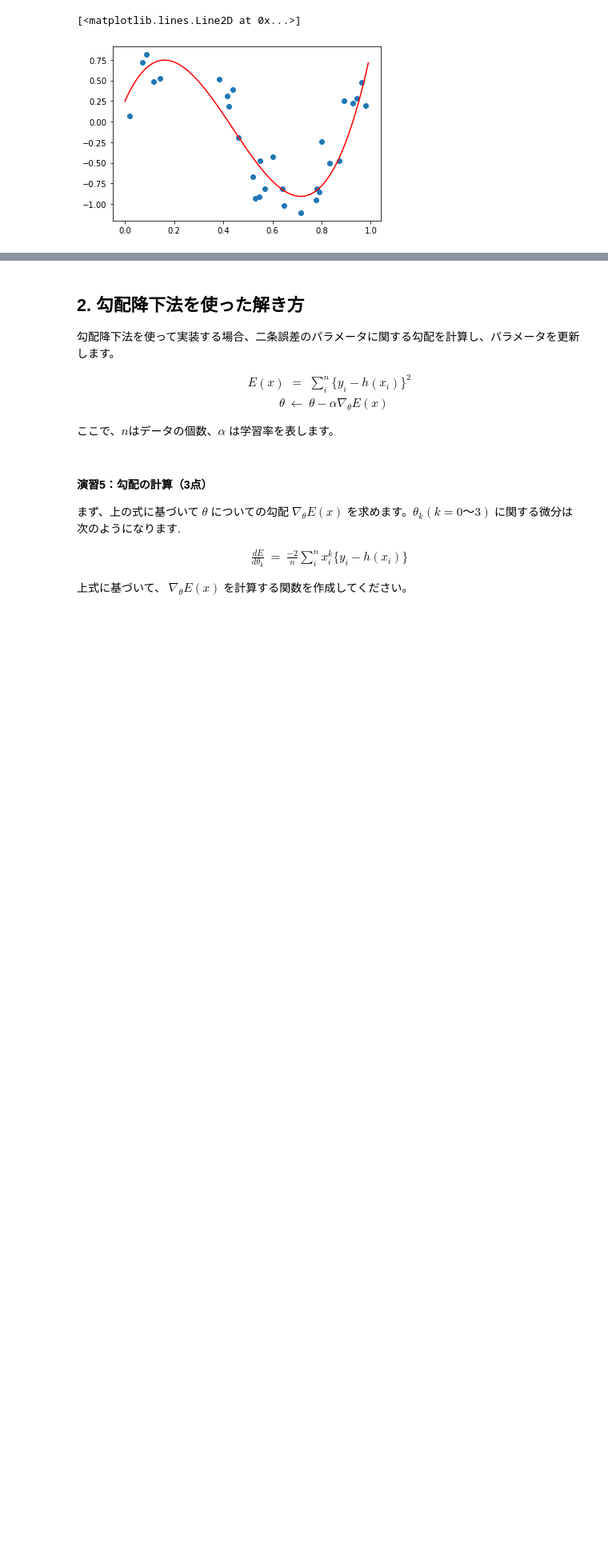
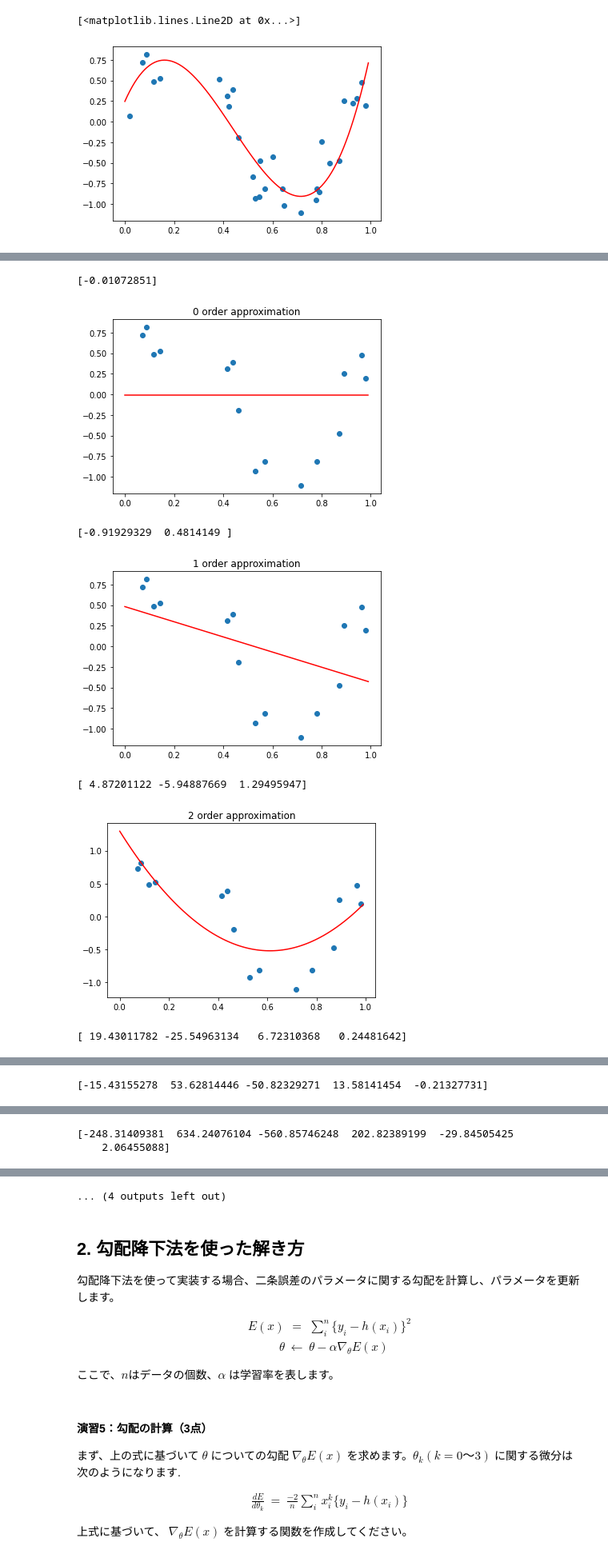
Before and after one commit to tamlog06/KUEE_Machine_Learning, a Jupyter notebook: task1/EEML_warmup_linearreg.ipynb, the cells around one changed output, grey strips where cells are left out. Shown: that part at 80% size. Drawn from its saved outputs; the diff is of its cells as text; code cells hidden in the pictures; blank space fills up the shorter version.

Commit message:
add polyfit

```diff
--- a/task1/EEML_warmup_linearreg.ipynb
+++ b/task1/EEML_warmup_linearreg.ipynb
@@ -435,0 +438,9 @@ plt.plot(x, h(np.array([x]), theta), c='r')
+# %%
+# 近似パラメータthetaを算出
+coe = np.polyfit(train_X.flatten(), train_y.flatten(), 3)
+print(coe)
+
+# 得られたパラメータthetaからカーブフィット後の波形を作成
+x = np.arange(0, 1, 0.01)
+plt.scatter(X, y)
+plt.plot(x, h(np.array([x]), coe[::-1]), c='r')
@@ -435,0 +453,26 @@ plt.plot(x, h(np.array([x]), theta), c='r')
+# %%
+def coe(X, y, k, option=True):
+    # 近似パラメータthetaを算出
+    coe = np.polyfit(X.flatten(), y.flatten(), k)
+    print(coe)
+
+    # グラフを作成
+    if option:
+        # 得られたパラメータthetaからカーブフィット後の波形を作成
+        x = np.arange(0, 1, 0.01)
+        plt.title(f'{k} order approximation')
+        plt.scatter(X, y)
+        plt.plot(x, h(np.array([x]), coe[::-1], k), c='r')
+        plt.show()
+    return coe
+
+for i in range(8):
+    coe(train_X, train_y, k=i)
+# %% [output]
+[-0.01072851]
+[figure, added]
+[-0.91929329  0.4814149 ]
+[figure, added]
+[ 4.87201122 -5.94887669  1.29495947]
+[figure, added]
+[ 19.43011782 -25.54963134   6.72310368   0.24481642]
@@ -435,0 +480 @@ plt.plot(x, h(np.array([x]), theta), c='r')
+[-15.43155278  53.62814446 -50.82329271  13.58141454  -0.21327731]
@@ -435,0 +482,2 @@ plt.plot(x, h(np.array([x]), theta), c='r')
+[-248.31409381  634.24076104 -560.85746248  202.82389199  -29.84505425
+    2.06455088]
@@ -436,3 +485,4 @@ plt.plot(x, h(np.array([x]), theta), c='r')
+... (4 outputs left out)
 # %% [markdown]
 ## 2. 勾配降下法を使った解き方
 
```
Also changed, not shown: parts of 7 cells of this notebook.
